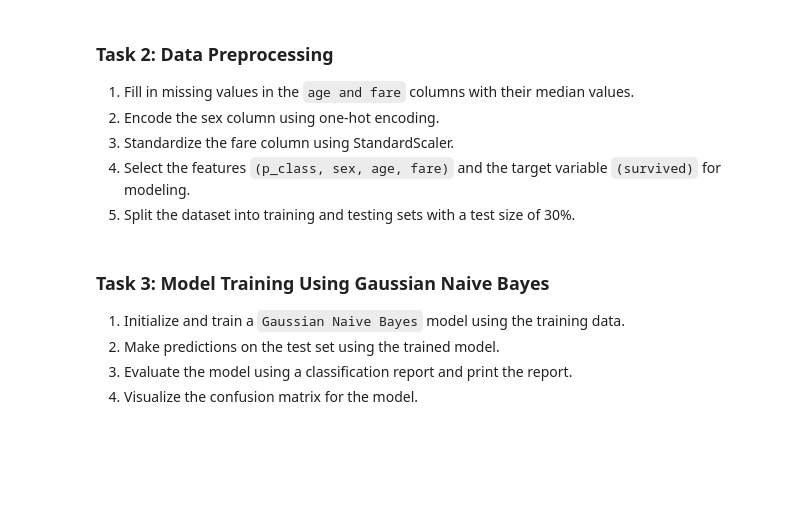
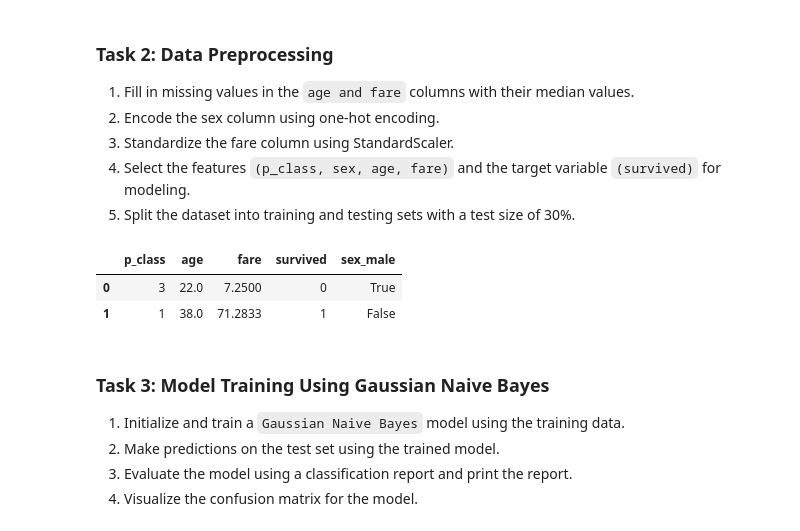
Before and after one commit to RawatXd/Machine-Learning-Projects, a Jupyter notebook: Titanic Survival Prediction/titanic_survival.ipynb, the cells around one changed output. Cells and saved outputs as stored; diff of their text form; code cells hidden in the pictures; blank space fills up the shorter version.

```diff
--- a/Titanic Survival Prediction/titanic_survival.ipynb
+++ b/Titanic Survival Prediction/titanic_survival.ipynb
@@ -138,7 +136,16 @@ plt.show()
 5. Split the dataset into training and testing sets with a test size of 30%.
 # %%
 # Step 1: Fill in missing values in the 'age' and 'fare' columns with their median values
+df['age'].fillna(df['age'].median(),inplace=True)
+df['fare'].fillna(df['fare'].median() , inplace=True)
 # %%
 # Step 2: Encode the 'sex' column using one-hot encoding
+df = pd.get_dummies(df,columns=['sex'],drop_first=True)
+
+df.head(2)
+# %% [output]
+|  | p_class | age | fare | survived | sex_male |
+| 0 | 3 | 22.0 | 7.2500 | 0 | True |
+| 1 | 1 | 38.0 | 71.2833 | 1 | False |
 # %%
 # Step 3: Standardize the 'fare' column using StandardScaler
```
Also changed, not shown: parts of 8 cells of this notebook.
